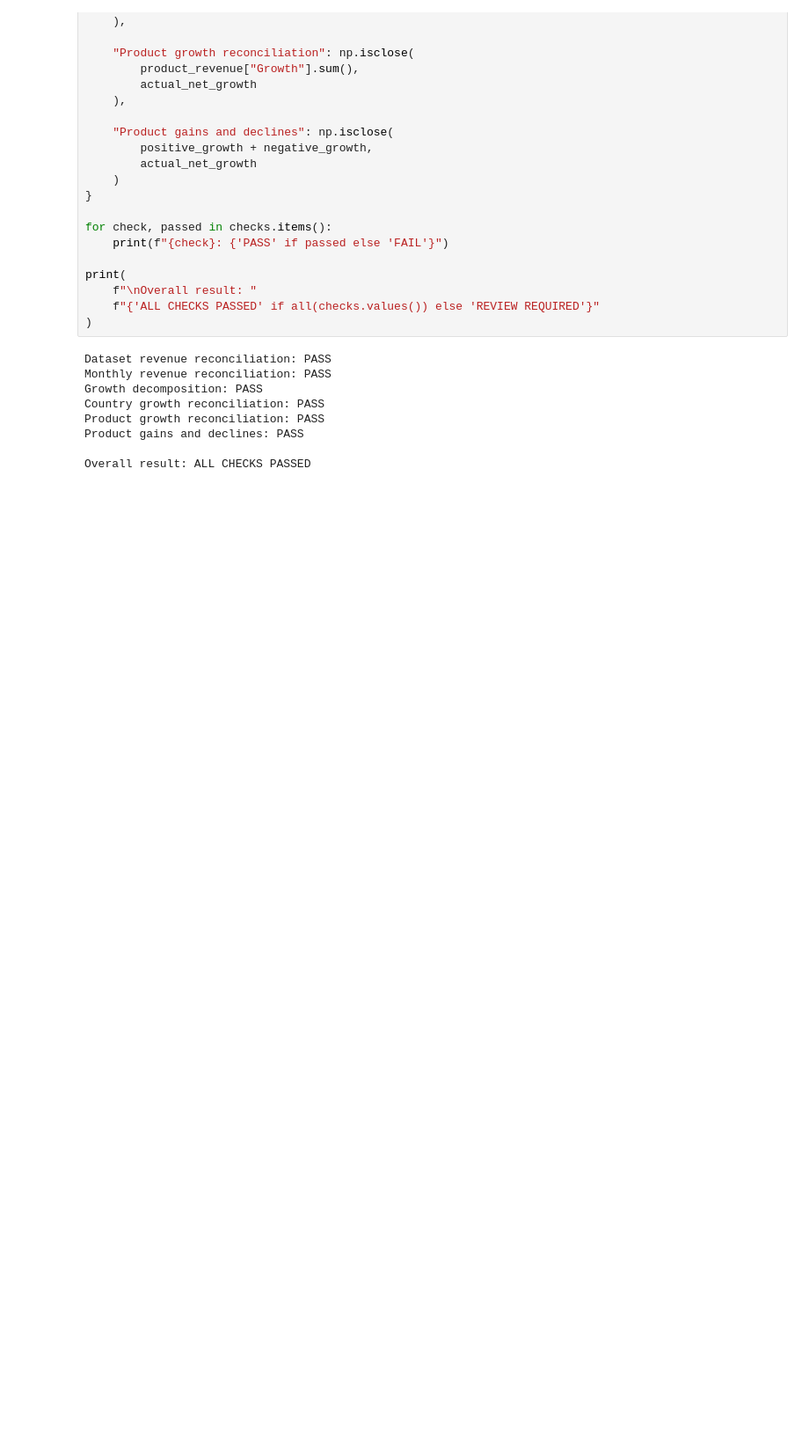
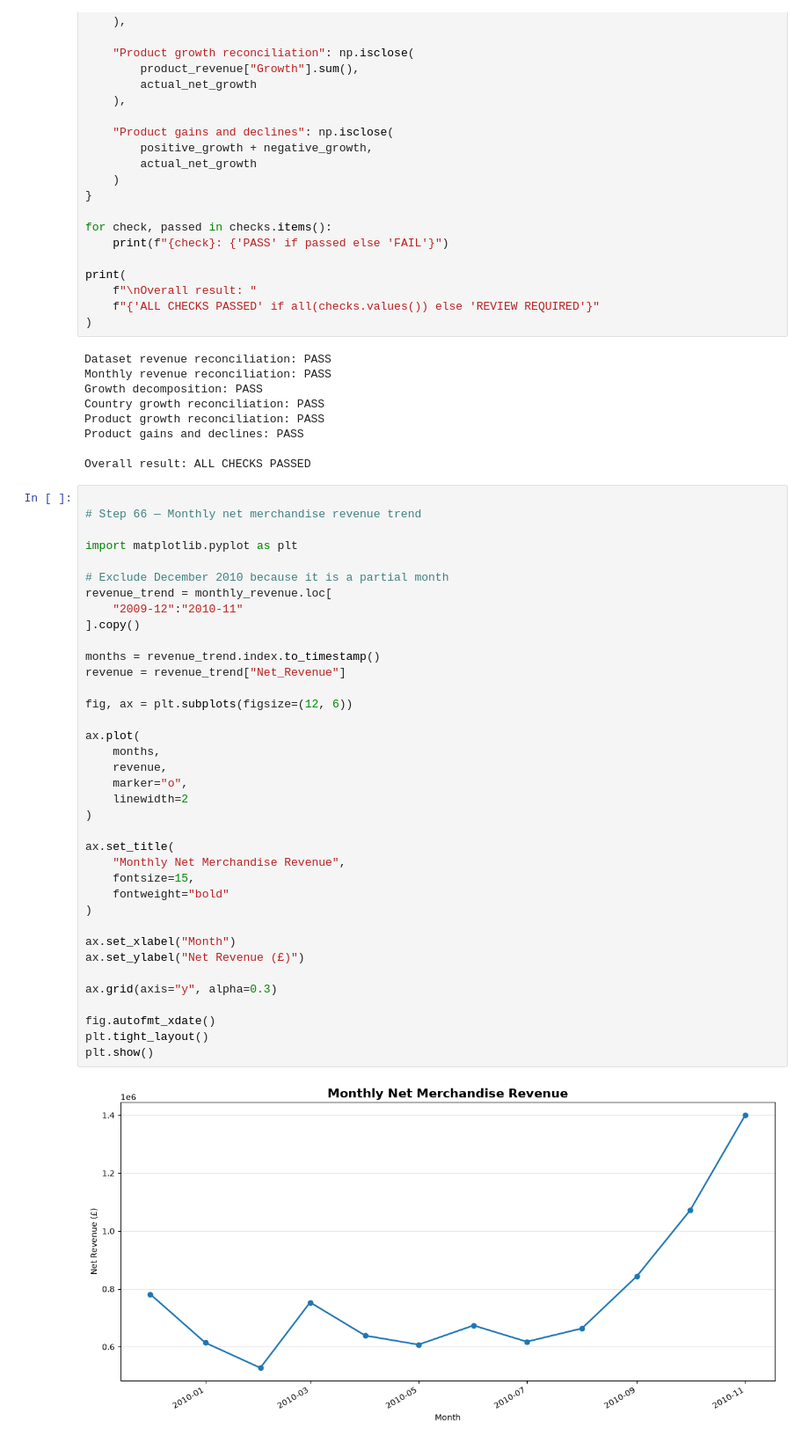
Before and after one commit to baizoukou/retail-revenue-growth-analysis, a Jupyter notebook: notebooks/04_revenue_growth_drivers.ipynb, the cells around one changed output. Shown at 88% size. Drawn from its saved outputs; the diff is of its cells as text; blank space fills up the shorter version.

Commit message:
Add revenue growth visualisations and update analysis report

```diff
--- a/notebooks/04_revenue_growth_drivers.ipynb
+++ b/notebooks/04_revenue_growth_drivers.ipynb
@@ -1818,3 +1818,42 @@ Product growth reconciliation: PASS
 Product gains and declines: PASS
 
 Overall result: ALL CHECKS PASSED
+# %%
+
+# Step 66 — Monthly net merchandise revenue trend
+
+import matplotlib.pyplot as plt
+
+# Exclude December 2010 because it is a partial month
+revenue_trend = monthly_revenue.loc[
+    "2009-12":"2010-11"
+].copy()
+
+months = revenue_trend.index.to_timestamp()
+revenue = revenue_trend["Net_Revenue"]
+
+fig, ax = plt.subplots(figsize=(12, 6))
+
+ax.plot(
+    months,
+    revenue,
+    marker="o",
+    linewidth=2
+)
+
+ax.set_title(
+    "Monthly Net Merchandise Revenue",
+    fontsize=15,
+    fontweight="bold"
+)
+
+ax.set_xlabel("Month")
+ax.set_ylabel("Net Revenue (£)")
+
+ax.grid(axis="y", alpha=0.3)
+
+fig.autofmt_xdate()
+plt.tight_layout()
+plt.show()
+# %% [output]
+[figure, added]
```
Also changed, not shown: parts of 8 cells of this notebook, 8 other files.
